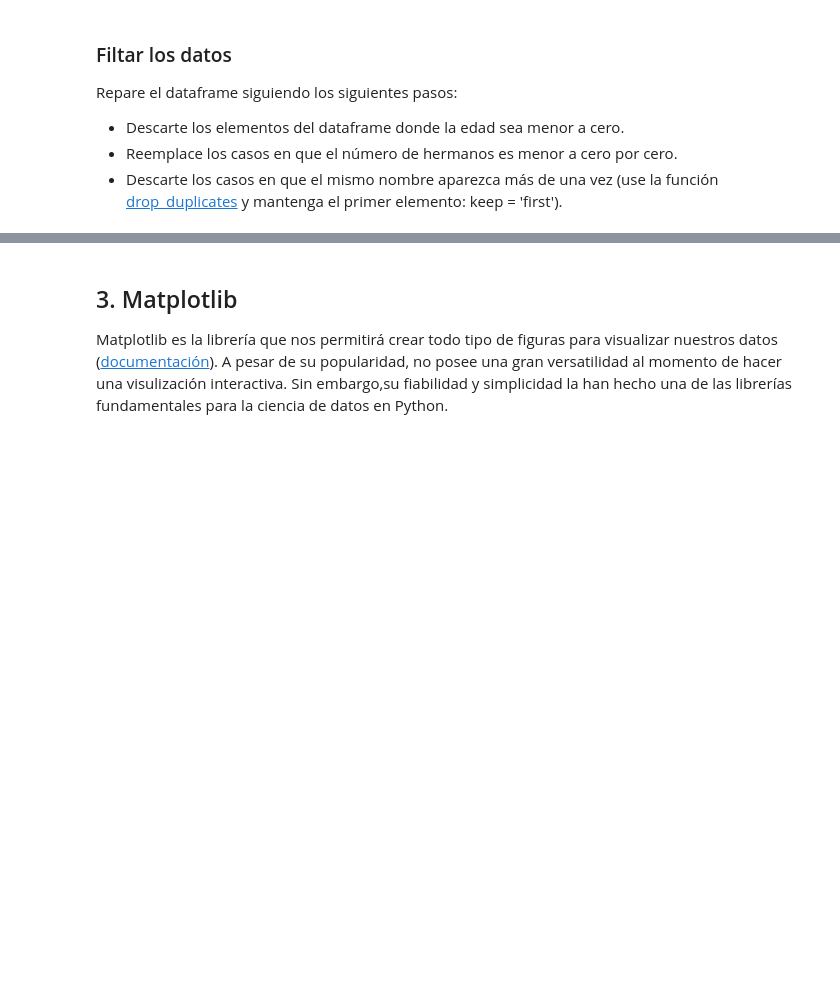
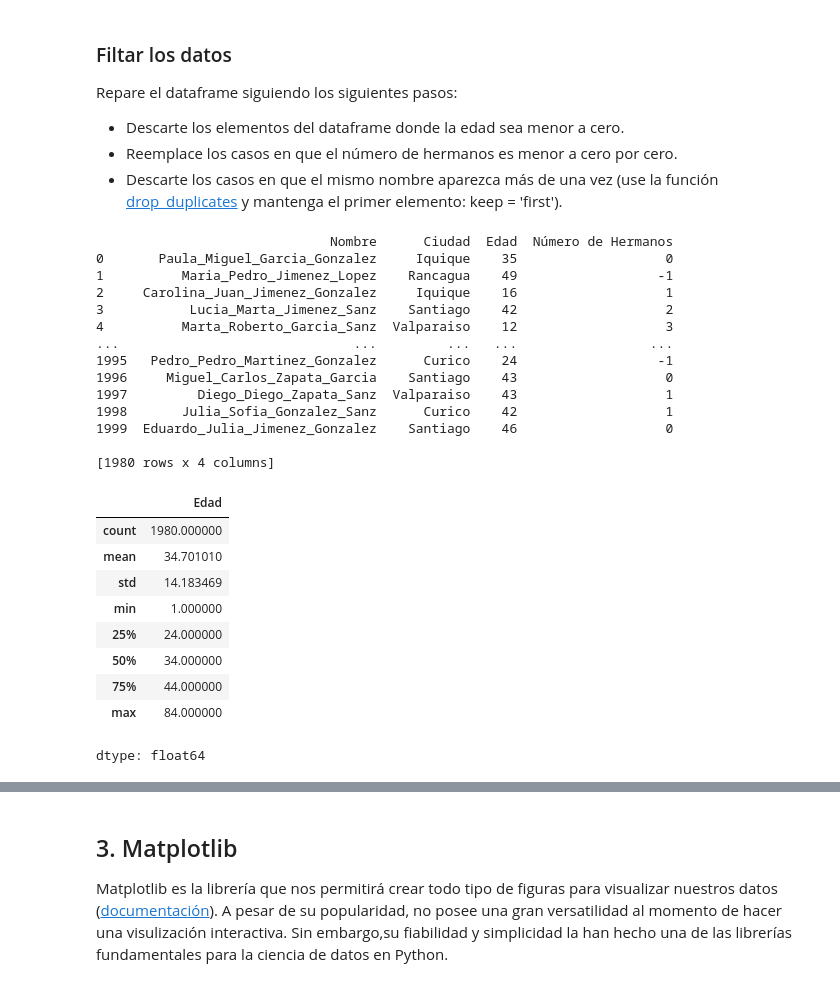
Before and after one commit to AstroOlguin/Tarea-1, a Jupyter notebook: Tarea_1.ipynb, the cells around one changed output, grey strips where cells are left out. Cells and saved outputs as stored; diff of their text form; code cells hidden in the pictures; blank space fills up the shorter version.

```diff
--- a/Tarea_1.ipynb
+++ b/Tarea_1.ipynb
@@ -273,0 +373,33 @@ Repare el dataframe siguiendo los siguientes pasos:
+# %%
+# Agregue más celdas si es necesario
+
+df_censo_filtr1 = df_censo2[df_censo2["Edad"]>0] # Filtramos el dataFrame con la condición de que los elementos en "Edad" sean mayor a 0 y así descartamos los valores negativos
+
+print(df_censo_filtr1)
+
+df_censo_filtr1["Edad"].describe() # Vemos las estadísticas de la columna "Edad" para comprobar
+# %% [output]
+                              Nombre      Ciudad  Edad  Número de Hermanos
+0       Paula_Miguel_Garcia_Gonzalez     Iquique    35                   0
+1          Maria_Pedro_Jimenez_Lopez    Rancagua    49                  -1
+2     Carolina_Juan_Jimenez_Gonzalez     Iquique    16                   1
+3           Lucia_Marta_Jimenez_Sanz    Santiago    42                   2
+4          Marta_Roberto_Garcia_Sanz  Valparaiso    12                   3
+...                              ...         ...   ...                 ...
+1995   Pedro_Pedro_Martinez_Gonzalez      Curico    24                  -1
+1996     Miguel_Carlos_Zapata_Garcia    Santiago    43                   0
+1997         Diego_Diego_Zapata_Sanz  Valparaiso    43                   1
+1998       Julia_Sofia_Gonzalez_Sanz      Curico    42                   1
+1999  Eduardo_Julia_Jimenez_Gonzalez    Santiago    46                   0
+
+[1980 rows x 4 columns]
+|  | Edad |
+| count | 1980.000000 |
+| mean | 34.701010 |
+| std | 14.183469 |
+| min | 1.000000 |
+| 25% | 24.000000 |
+| 50% | 34.000000 |
+| 75% | 44.000000 |
+| max | 84.000000 |
+dtype: float64
```
Also changed, not shown: parts of 14 cells of this notebook.
